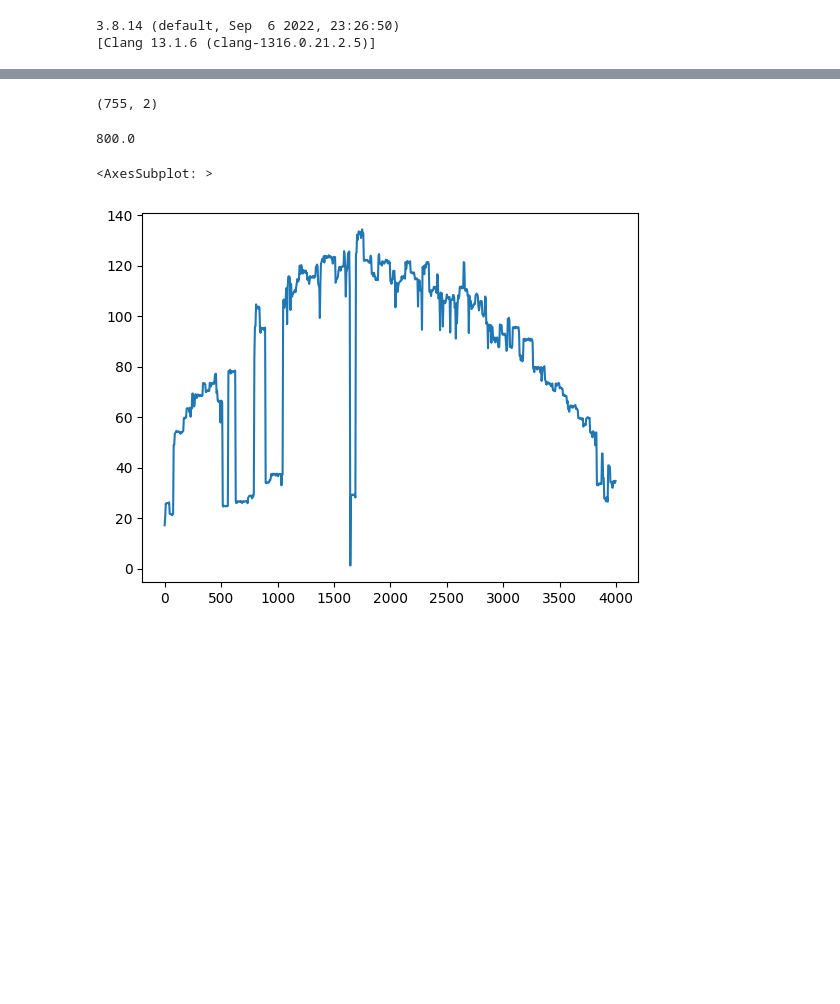
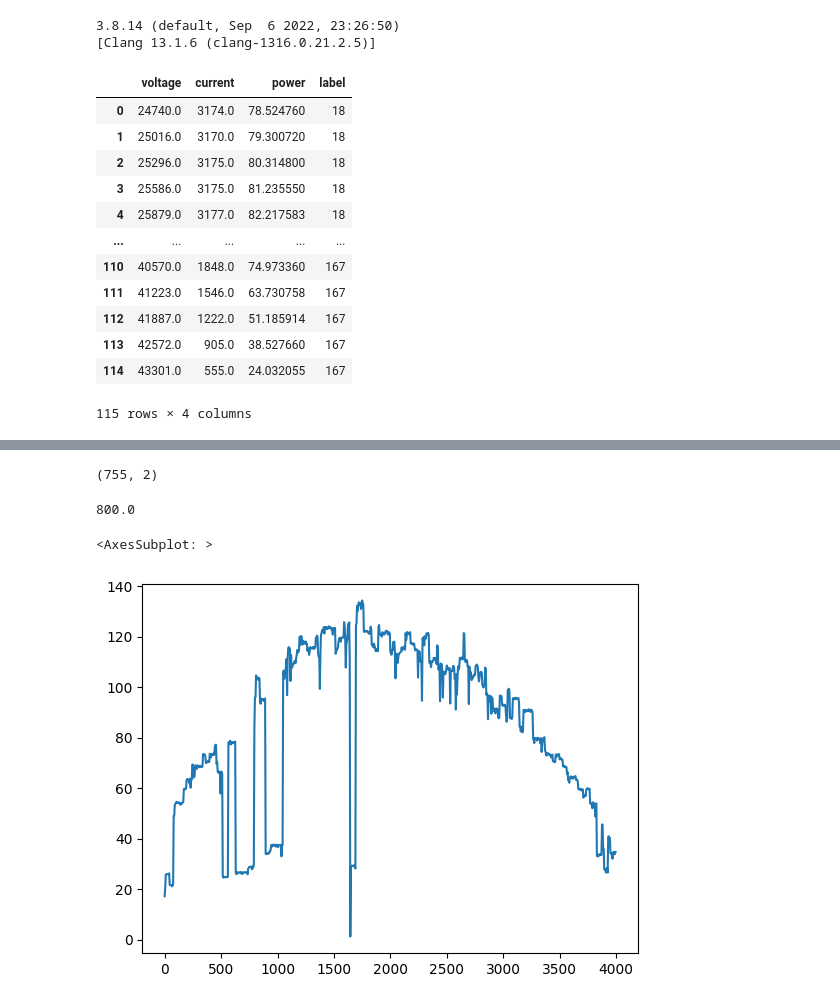
Before and after one commit to chenwt-87/mppt_aliyun, a Jupyter notebook: Untitled.ipynb, the cells around one changed output, grey strips where cells are left out. Cells and saved outputs as stored; diff of their text form; code cells hidden in the pictures; blank space fills up the shorter version.

```diff
--- a/Untitled.ipynb
+++ b/Untitled.ipynb
@@ -21,3 +20,19 @@ import matplotlib.pyplot as plt
+# %%
+his_data
+# %% [output]
+|  | voltage | current | power | label |
+| 0 | 24740.0 | 3174.0 | 78.524760 | 18 |
+| 1 | 25016.0 | 3170.0 | 79.300720 | 18 |
+| 2 | 25296.0 | 3175.0 | 80.314800 | 18 |
+| 3 | 25586.0 | 3175.0 | 81.235550 | 18 |
+| 4 | 25879.0 | 3177.0 | 82.217583 | 18 |
+| ... | ... | ... | ... | ... |
+| 110 | 40570.0 | 1848.0 | 74.973360 | 167 |
+| 111 | 41223.0 | 1546.0 | 63.730758 | 167 |
+| 112 | 41887.0 | 1222.0 | 51.185914 | 167 |
+| 113 | 42572.0 | 905.0 | 38.527660 | 167 |
+| 114 | 43301.0 | 555.0 | 24.032055 | 167 |
+115 rows × 4 columns
 # %%
 his_data['voltage'].plot()
 # %% [output]
```
Also changed, not shown: parts of 6 cells of this notebook, 56 other files.
